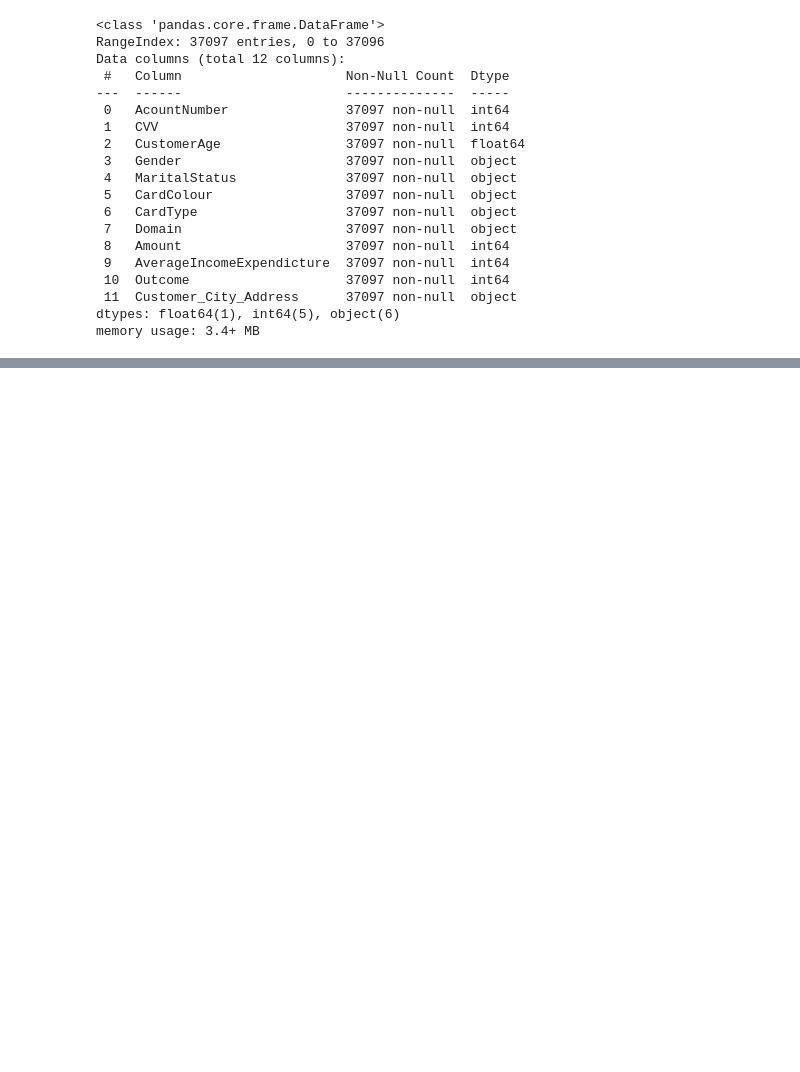
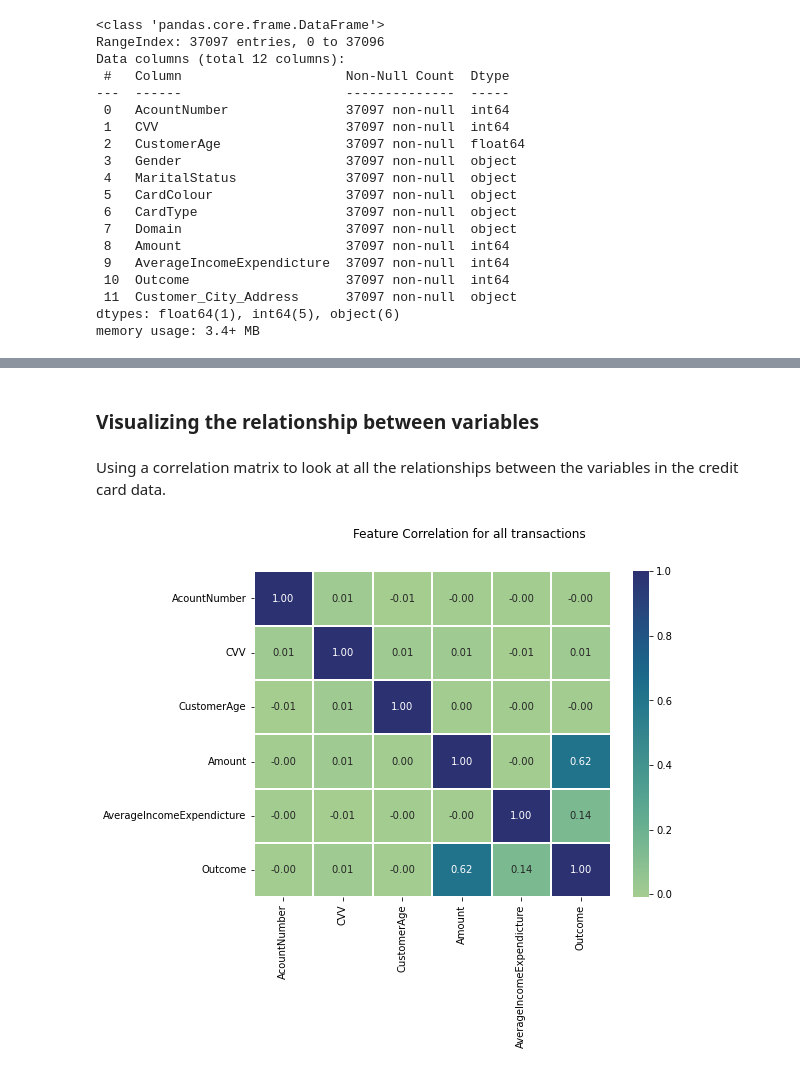
Before and after one commit to ktherron/DataScienceCapstone, a Jupyter notebook: credit_data_eda.ipynb, the cells around one changed output, grey strips where cells are left out. Cells and saved outputs as stored; diff of their text form; code cells hidden in the pictures; blank space fills up the shorter version.

```diff
--- a/credit_data_eda.ipynb
+++ b/credit_data_eda.ipynb
@@ -49,0 +69,12 @@ credit_data.head()
+# %% [markdown]
+### Visualizing the relationship between variables
+# %% [markdown]
+Using a correlation matrix to look at all the relationships between the variables in the credit card data.
+# %%
+matrix = credit_data.corr()
+x, ax = plt.subplots(figsize=(8, 6))
+heatmap = sns.heatmap(round(matrix,2), annot=True, ax=ax, cmap="crest",fmt='.2f', linewidths=.02)
+x.subplots_adjust()
+title = x.suptitle('Feature Correlation for all transactions', fontsize=12)
+# %% [output]
+[figure, added]
```
Also changed, not shown: parts of 9 cells of this notebook.
